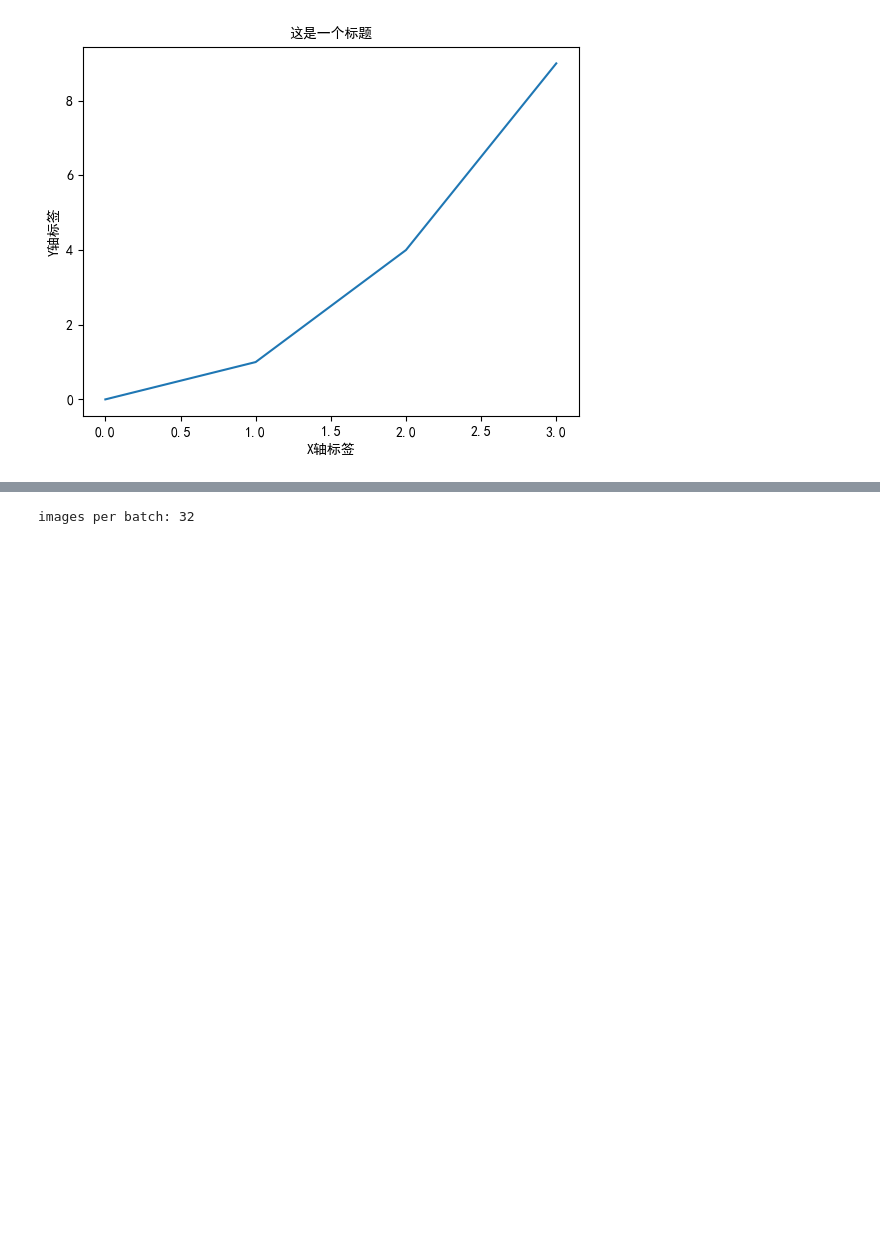
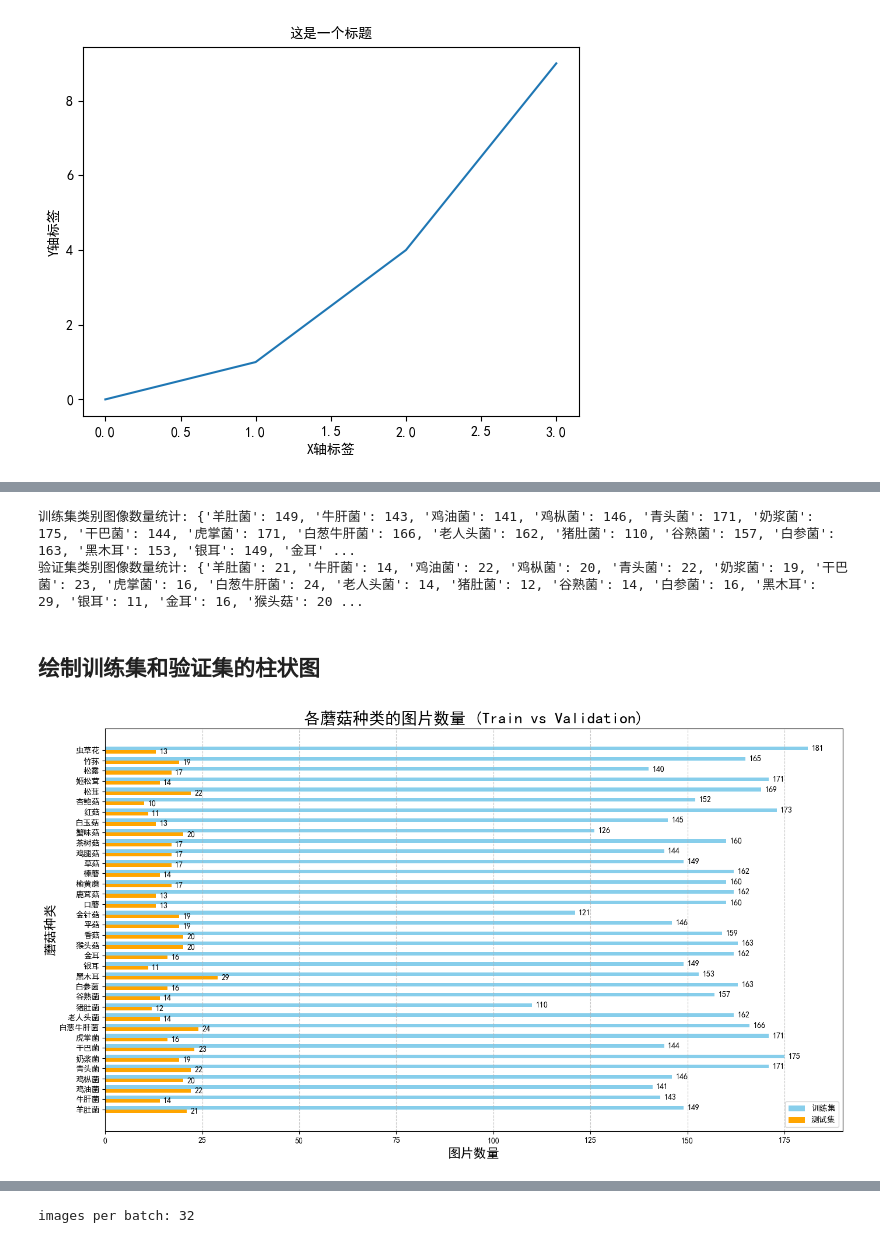
Before and after one commit to caijihuize/Mushroom_Classification, a Jupyter notebook: step2_dataClean.ipynb, the cells around one changed output, grey strips where cells are left out. Drawn from its saved outputs; the diff is of its cells as text; code cells hidden in the pictures; blank space fills up the shorter version.

```diff
--- a/step2_dataClean.ipynb
+++ b/step2_dataClean.ipynb
@@ -110,0 +151,79 @@ Found 6188 files belonging to 36 classes.
+# %%
+import numpy as np
+
+# 获取类别名称
+class_names = train_dataset.class_names
+
+# 初始化字典用于存储每种类别的图像数量
+train_category_counts = {name: 0 for name in categories.values()}
+validation_category_counts = {name: 0 for name in categories.values()}
+
+# 统计训练集中的图像数量
+for images, labels in train_dataset:
+    for label in labels.numpy():
+        category_name = class_names[np.argmax(label)]
+        train_category_counts[categories[category_name]] += 1
+
+# 统计验证集中的图像数量
+for images, labels in validation_dataset:
+    for label in labels.numpy():
+        category_name = class_names[np.argmax(label)]
+        validation_category_counts[categories[category_name]] += 1
+
+
+print("训练集类别图像数量统计:", train_category_counts)
+print("验证集类别图像数量统计:", validation_category_counts)
+# %% [output]
+训练集类别图像数量统计: {'羊肚菌': 149, '牛肝菌': 143, '鸡油菌': 141, '鸡枞菌': 146, '青头菌': 171, '奶浆菌': 175, '干巴菌': 144, '虎掌菌': 171, '白葱牛肝菌': 166, '老人头菌': 162, '猪肚菌': 110, '谷熟菌': 157, '白参菌': 163, '黑木耳': 153, '银耳': 149, '金耳' ...
+验证集类别图像数量统计: {'羊肚菌': 21, '牛肝菌': 14, '鸡油菌': 22, '鸡枞菌': 20, '青头菌': 22, '奶浆菌': 19, '干巴菌': 23, '虎掌菌': 16, '白葱牛肝菌': 24, '老人头菌': 14, '猪肚菌': 12, '谷熟菌': 14, '白参菌': 16, '黑木耳': 29, '银耳': 11, '金耳': 16, '猴头菇': 20 ...
+# %% [markdown]
+## 绘制训练集和验证集的柱状图
+# %%
+# 准备数据
+categories_readable = list(categories.values())  # 使用中文名映射
+train_counts = [train_category_counts[name] for name in categories_readable]
+validation_counts = [validation_category_counts[name] for name in categories_readable]
+
+# 创建一个新的图形
+plt.figure(figsize=(14, 8))
+
+# 设置柱子的位置
+bar_width = 0.35
+index = np.arange(len(categories_readable))
+
+# 绘制训练集柱状图
+bars_train = plt.barh(index + bar_width, train_counts, bar_width, label='训练集', color='skyblue')
+
+# 绘制验证集柱状图
+bars_validation = plt.barh(index, validation_counts, bar_width, label='测试集', color='orange')
+
+# 添加数据标签
+def add_labels(bars):
+    for bar in bars:
+        width = bar.get_width()
+        plt.text(width + 1, bar.get_y() + bar.get_height() / 2, '%d' % int(width), ha='left', va='center')
+
+add_labels(bars_train)
+add_labels(bars_validation)
+
+# 设置标题和标签
+plt.title('各蘑菇种类的图片数量 (Train vs Validation)', fontsize=20)
+plt.xlabel('图片数量', fontsize=16)
+plt.ylabel('蘑菇种类', fontsize=16)
+
+# 设置Y轴刻度
+plt.yticks(index + bar_width / 2, categories_readable)
+
+# 显示网格
+plt.grid(axis='x', linestyle='--', alpha=0.7)
+
+# 添加图例
+plt.legend()
+
+# 自动调整布局
+plt.tight_layout()
+
+# 显示图形
+plt.show()
+# %% [output]
+[figure, added]
```
Also changed, not shown: parts of 15 cells of this notebook.
